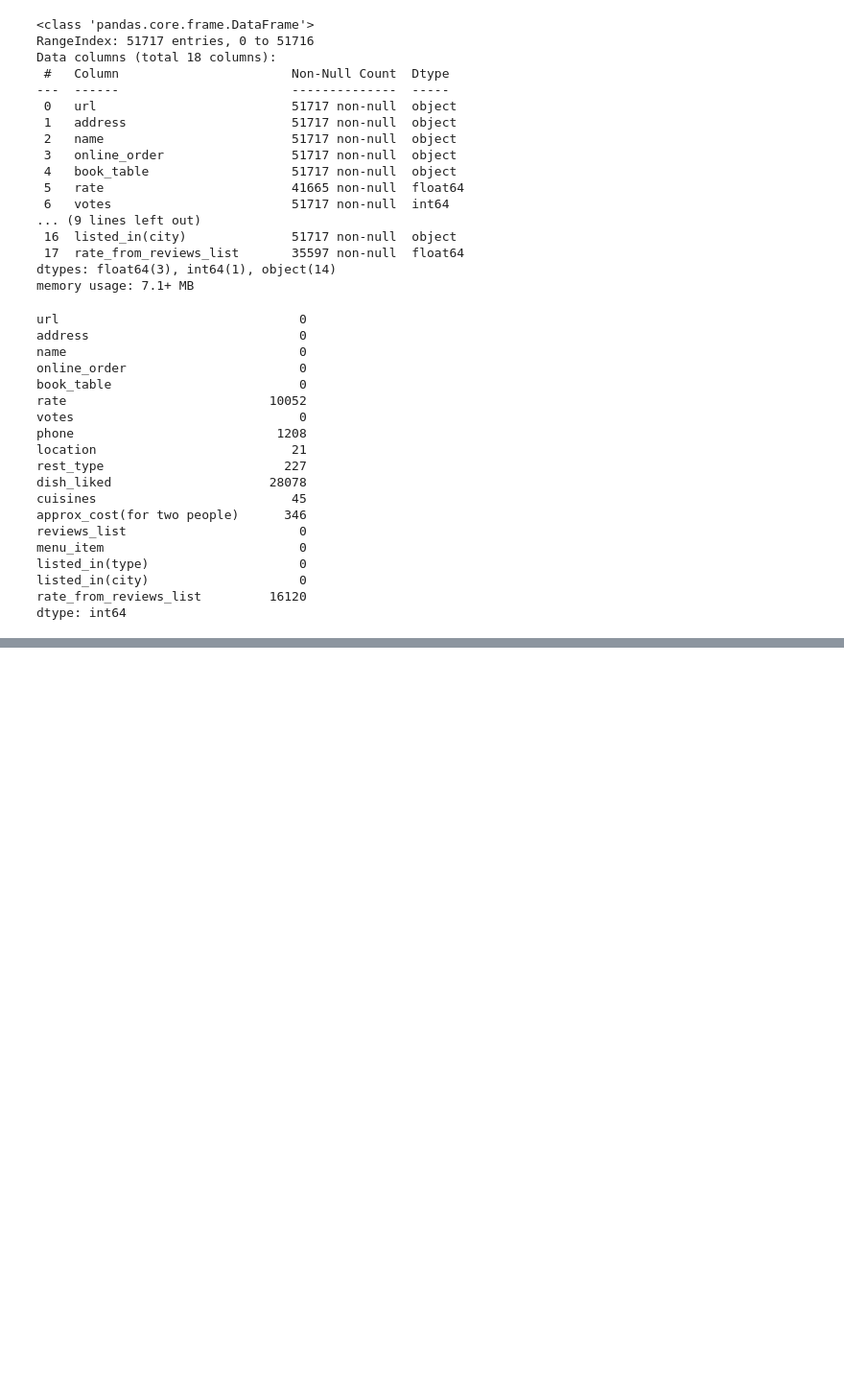
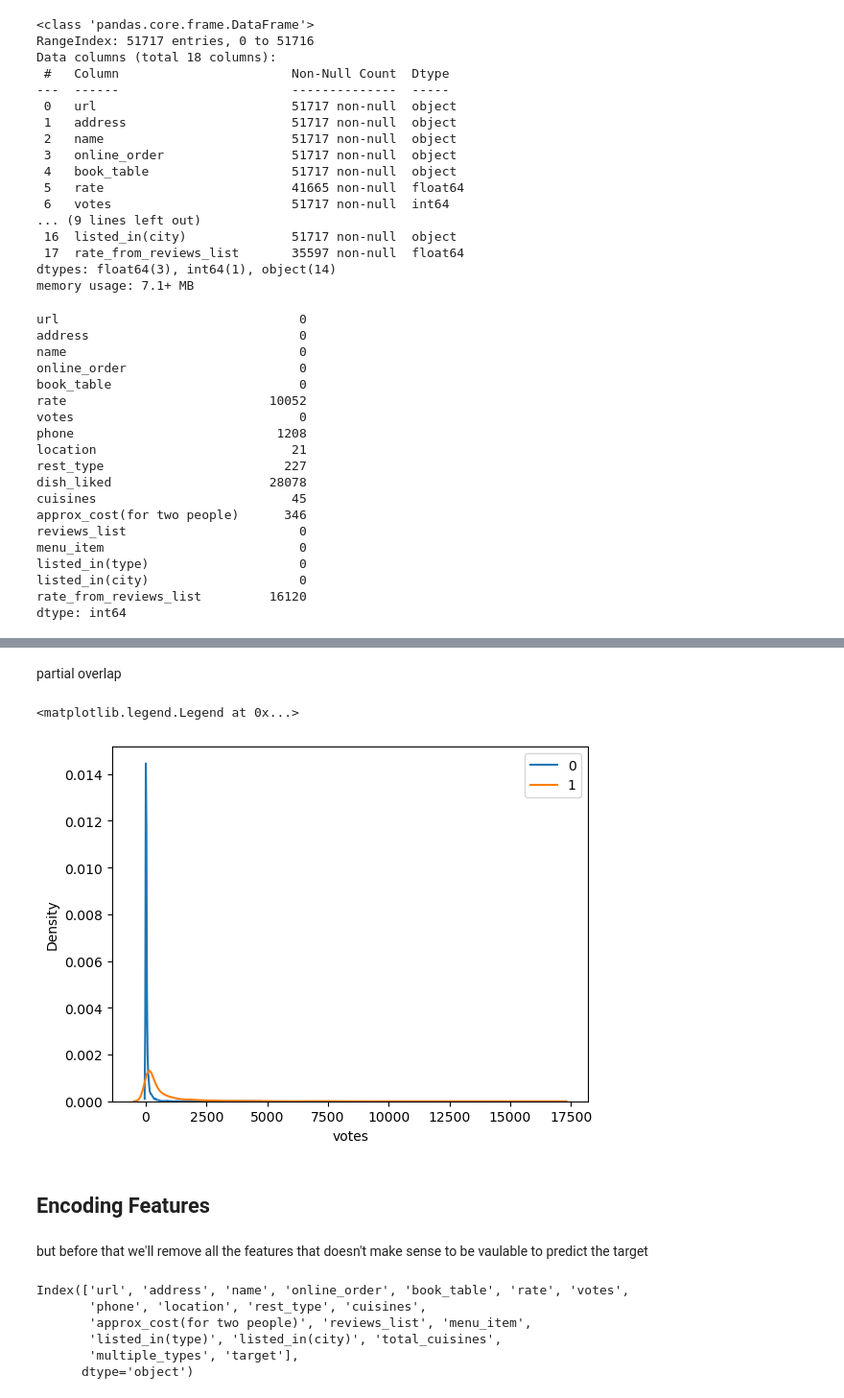
Before and after one commit to gur99/zomato_project, a Jupyter notebook: zomato.ipynb, the cells around one changed output, grey strips where cells are left out. Shown at 96% size. Drawn from its saved outputs; the diff is of its cells as text; code cells hidden in the pictures; blank space fills up the shorter version.

```diff
--- a/zomato.ipynb
+++ b/zomato.ipynb
@@ -614,0 +798,24 @@ dataframe.head()
+# %% [markdown]
+partial overlap
+# %%
+sns.distplot(dataframe[dataframe['target']==0]['votes'],hist=False,label=0)
+sns.distplot(dataframe[dataframe['target']==1]['votes'],hist=False,label=1)
+plt.legend()
+# %% [output]
+<matplotlib.legend.Legend at 0x...>
+[figure, added]
+# %% [markdown]
+## Encoding Features
+# %% [markdown]
+but before that we'll remove all the features that doesn't make sense to be vaulable to predict the target
+# %%
+# Displays all the column names again to review which features are present
+# This helps decide which columns are irrelevant or not useful for predicting the target variable before encoding features
+dataframe.columns
+# %% [output]
+Index(['url', 'address', 'name', 'online_order', 'book_table', 'rate', 'votes',
+       'phone', 'location', 'rest_type', 'cuisines',
+       'approx_cost(for two people)', 'reviews_list', 'menu_item',
+       'listed_in(type)', 'listed_in(city)', 'total_cuisines',
+       'multiple_types', 'target'],
+      dtype='object')
```
Also changed, not shown: parts of 153 cells of this notebook.
